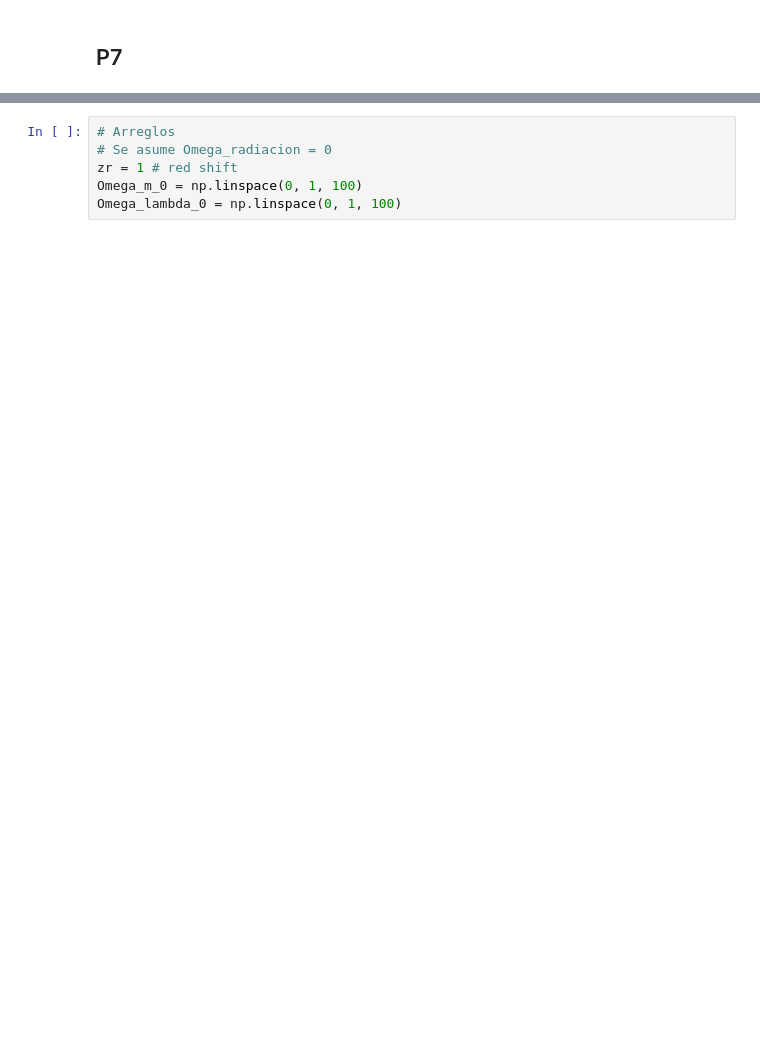
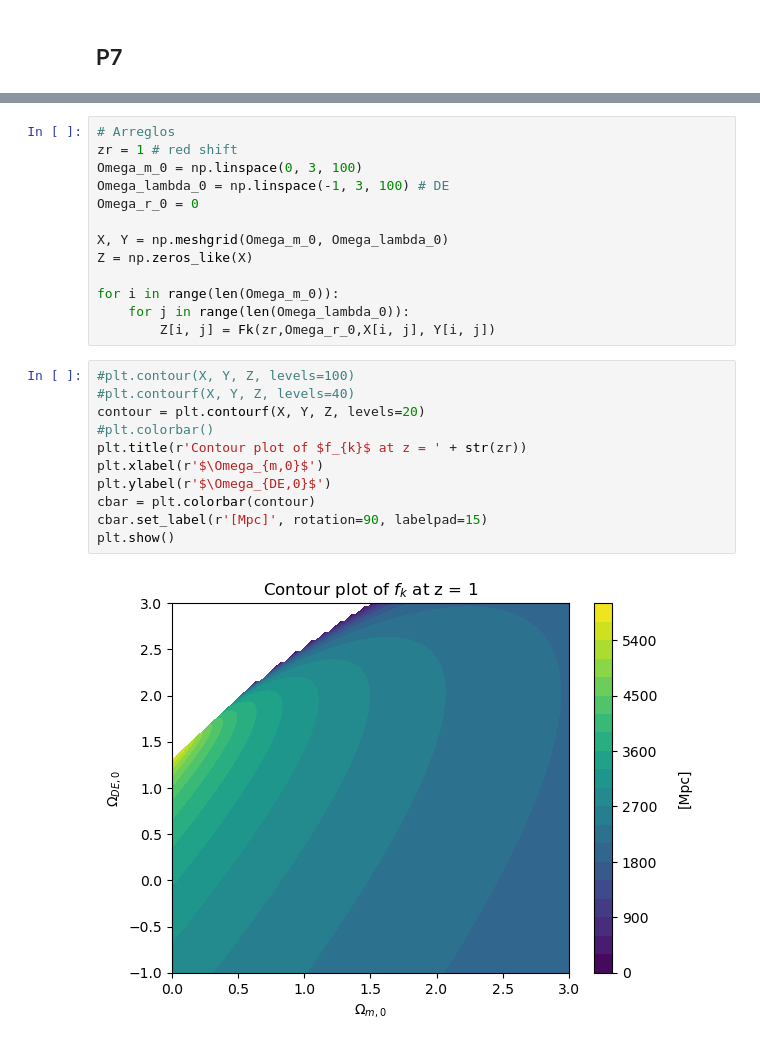
Before and after one commit to alejandro542/Cosmo-tareas, a Jupyter notebook: TAREA 1/Codigo.ipynb, the cells around one changed output, grey strips where cells are left out. Cells and saved outputs as stored; diff of their text form; blank space fills up the shorter version.

```diff
--- a/TAREA 1/Codigo.ipynb
+++ b/TAREA 1/Codigo.ipynb
@@ -98,6 +120,26 @@ def E(z,Omegar,Omegam,Omegal,Omegak):
-# %%
-# Arreglos
-# Se asume Omega_radiacion = 0
-zr = 1 # red shift
-Omega_m_0 = np.linspace(0, 1, 100)
-Omega_lambda_0 = np.linspace(0, 1, 100)
+# %%
+# Arreglos
+zr = 1 # red shift
+Omega_m_0 = np.linspace(0, 3, 100)
+Omega_lambda_0 = np.linspace(-1, 3, 100) # DE
+Omega_r_0 = 0
+
+X, Y = np.meshgrid(Omega_m_0, Omega_lambda_0)
+Z = np.zeros_like(X)
+
+for i in range(len(Omega_m_0)):
+    for j in range(len(Omega_lambda_0)):
+        Z[i, j] = Fk(zr,Omega_r_0,X[i, j], Y[i, j])
+# %%
+#plt.contour(X, Y, Z, levels=100)
+#plt.contourf(X, Y, Z, levels=40)
+contour = plt.contourf(X, Y, Z, levels=20)
+#plt.colorbar()
+plt.title(r'Contour plot of $f_{k}$ at z = ' + str(zr))
+plt.xlabel(r'$\Omega_{m,0}$')
+plt.ylabel(r'$\Omega_{DE,0}$')
+cbar = plt.colorbar(contour)
+cbar.set_label(r'[Mpc]', rotation=90, labelpad=15)
+plt.show()
+# %% [output]
+[figure, added]
```
Also changed, not shown: parts of 3 cells of this notebook.
